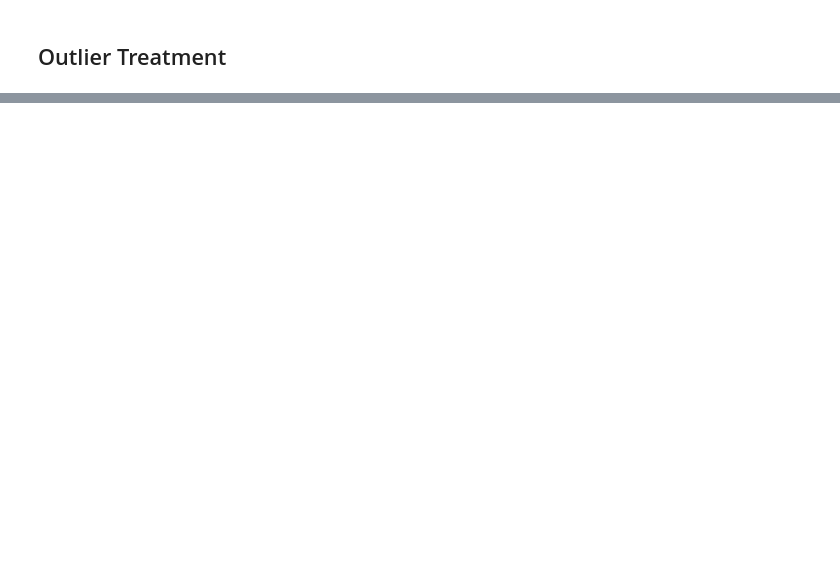
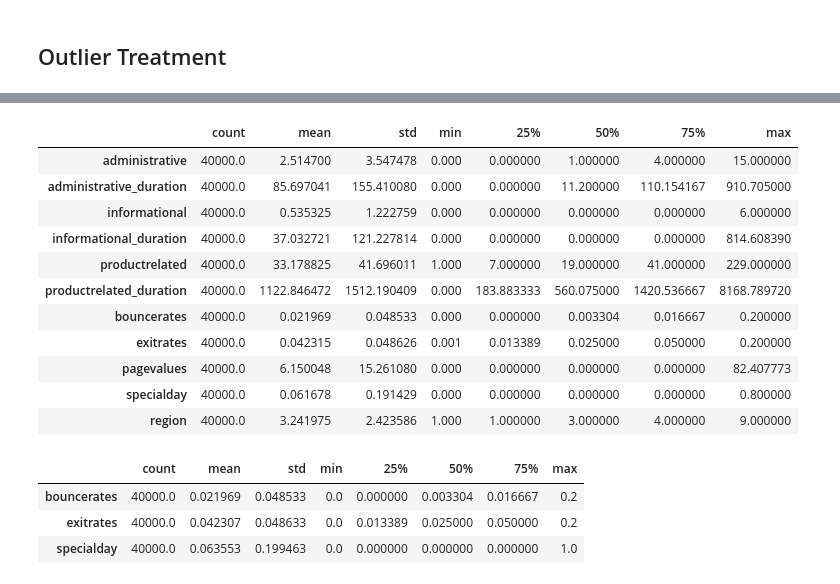
Before and after one commit to mbhoge/ml-hackathon-1, a Jupyter notebook: Hackathon-EDA-MB.ipynb, the cells around one changed output, grey strips where cells are left out. Drawn from its saved outputs; the diff is of its cells as text; code cells hidden in the pictures; blank space fills up the shorter version.

```diff
--- a/Hackathon-EDA-MB.ipynb
+++ b/Hackathon-EDA-MB.ipynb
@@ -246,0 +326,16 @@ Name: weekend, Length: 40000, dtype: bool
+# %%
+desc_2 = df_ecom_train_ds_3[num_var_list].describe().T
+desc_2
+# %% [output]
+|  | count | mean | std | min | 25% | 50% | 75% | max |
+| administrative | 40000.0 | 2.514700 | 3.547478 | 0.000 | 0.000000 | 1.000000 | 4.000000 | 15.000000 |
+| administrative_duration | 40000.0 | 85.697041 | 155.410080 | 0.000 | 0.000000 | 11.200000 | 110.154167 | 910.705000 |
+| informational | 40000.0 | 0.535325 | 1.222759 | 0.000 | 0.000000 | 0.000000 | 0.000000 | 6.000000 |
+| informational_duration | 40000.0 | 37.032721 | 121.227814 | 0.000 | 0.000000 | 0.000000 | 0.000000 | 814.608390 |
+| productrelated | 40000.0 | 33.178825 | 41.696011 | 1.000 | 7.000000 | 19.000000 | 41.000000 | 229.000000 |
+| productrelated_duration | 40000.0 | 1122.846472 | 1512.190409 | 0.000 | 183.883333 | 560.075000 | 1420.536667 | 8168.789720 |
+| bouncerates | 40000.0 | 0.021969 | 0.048533 | 0.000 | 0.000000 | 0.003304 | 0.016667 | 0.200000 |
+| exitrates | 40000.0 | 0.042315 | 0.048626 | 0.001 | 0.013389 | 0.025000 | 0.050000 | 0.200000 |
+| pagevalues | 40000.0 | 6.150048 | 15.261080 | 0.000 | 0.000000 | 0.000000 | 0.000000 | 82.407773 |
+| specialday | 40000.0 | 0.061678 | 0.191429 | 0.000 | 0.000000 | 0.000000 | 0.000000 | 0.800000 |
+| region | 40000.0 | 3.241975 | 2.423586 | 1.000 | 1.000000 | 3.000000 | 4.000000 | 9.000000 |
@@ -246,0 +345,9 @@ Name: weekend, Length: 40000, dtype: bool
+# %%
+# by inspection, these variables are having very low non-zero values ...
+# No need of outlier treatment as numbers are not very high
+df_ecom_train_ds_2[low_var_features].describe().T
+# %% [output]
+|  | count | mean | std | min | 25% | 50% | 75% | max |
+| bouncerates | 40000.0 | 0.021969 | 0.048533 | 0.0 | 0.000000 | 0.003304 | 0.016667 | 0.2 |
+| exitrates | 40000.0 | 0.042307 | 0.048633 | 0.0 | 0.013389 | 0.025000 | 0.050000 | 0.2 |
+| specialday | 40000.0 | 0.063553 | 0.199463 | 0.0 | 0.000000 | 0.000000 | 0.000000 | 1.0 |
```
Also changed, not shown: parts of 10 cells of this notebook.
